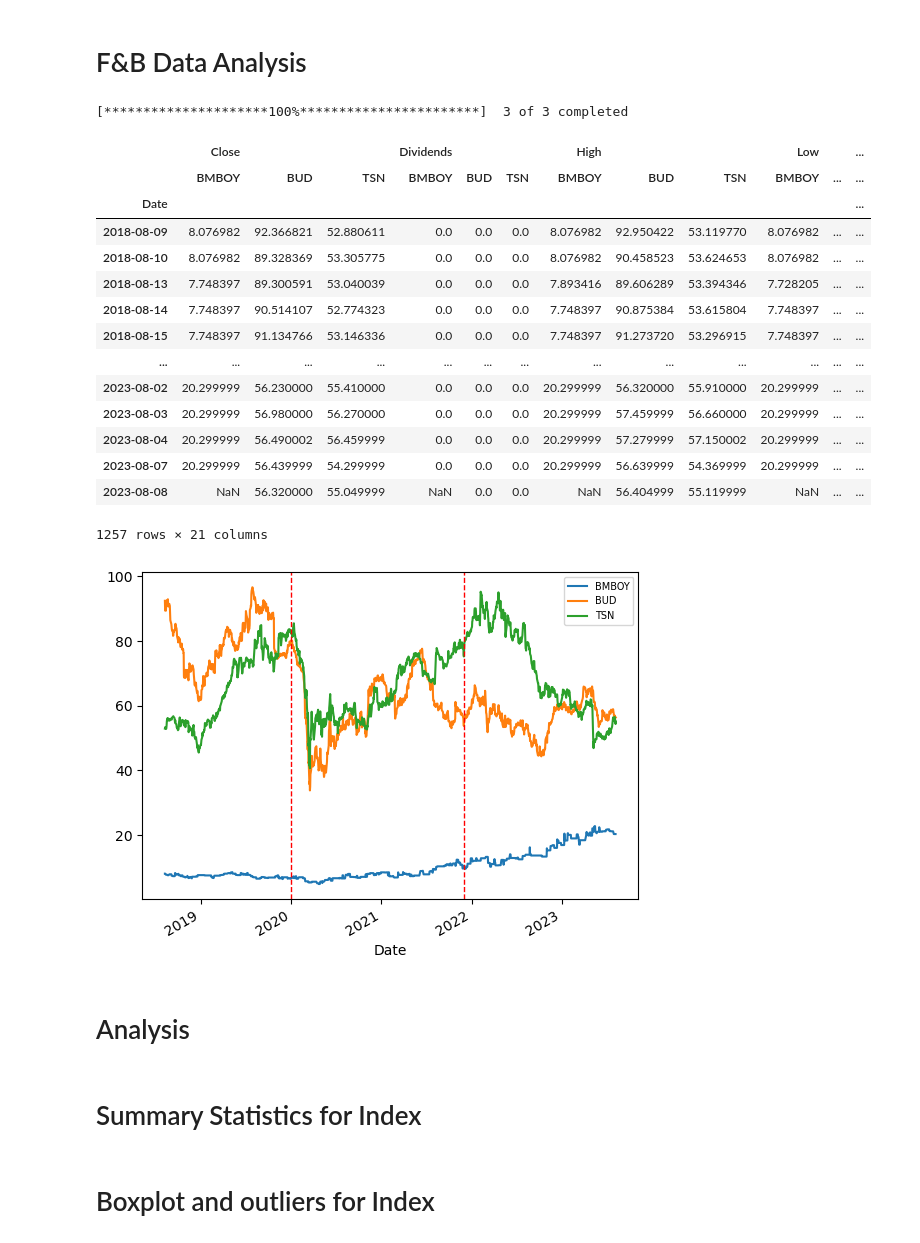
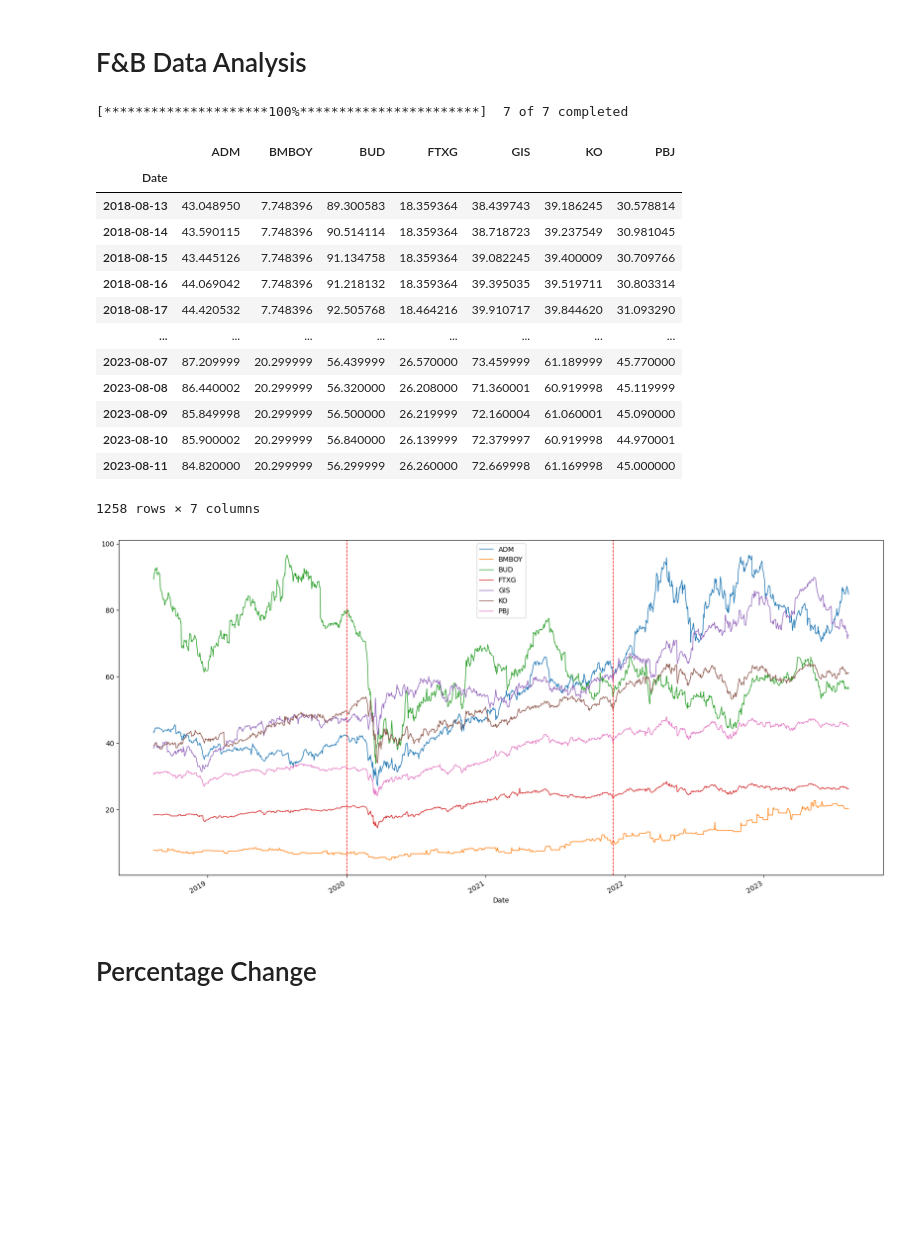
Before and after one commit to desireetrevino/Project1_Team2, a Jupyter notebook: Project1_Team2-F&B.ipynb, the cells around one changed output. Cells and saved outputs as stored; diff of their text form; code cells hidden in the pictures; blank space fills up the shorter version.

```diff
--- a/Project1_Team2-F&B.ipynb
+++ b/Project1_Team2-F&B.ipynb
@@ -11,47 +11,52 @@ import datetime
 import yfinance as yf
 # %%
 # Get stocks from library
-fbstocks = yf.Tickers("tsn bmboy bud")
+fbstocks = yf.Tickers("bmboy bud ko gis adm ftxg pbj")
 period = "5y"
-fbstocks_hist = fbstocks.history(period=period)
+fbstocks_hist = fbstocks.history(period=period)["Close"]
 # Could also use: fbstocks_hist = fbstocks.history(start="2018-08-07", end="2023-08-07")
 fbstocks_hist
-
-# why not do this instead of the other way? we could plot by columns anyway...
 # %% [output]
-[*********************100%***********************]  3 of 3 completed
+[*********************100%***********************]  7 of 7 completed
-|  | Close |  |  | Dividends |  |  | High |  |  | Low |  | ... |
-|  | BMBOY | BUD | TSN | BMBOY | BUD | TSN | BMBOY | BUD | TSN | BMBOY | ... | ... |
-| Date |  |  |  |  |  |  |  |  |  |  |  | ... |
-| 2018-08-09 | 8.076982 | 92.366821 | 52.880611 | 0.0 | 0.0 | 0.0 | 8.076982 | 92.950422 | 53.119770 | 8.076982 | ... | ... |
-| 2018-08-10 | 8.076982 | 89.328369 | 53.305775 | 0.0 | 0.0 | 0.0 | 8.076982 | 90.458523 | 53.624653 | 8.076982 | ... | ... |
-| 2018-08-13 | 7.748397 | 89.300591 | 53.040039 | 0.0 | 0.0 | 0.0 | 7.893416 | 89.606289 | 53.394346 | 7.728205 | ... | ... |
-| 2018-08-14 | 7.748397 | 90.514107 | 52.774323 | 0.0 | 0.0 | 0.0 | 7.748397 | 90.875384 | 53.615804 | 7.748397 | ... | ... |
-| 2018-08-15 | 7.748397 | 91.134766 | 53.146336 | 0.0 | 0.0 | 0.0 | 7.748397 | 91.273720 | 53.296915 | 7.748397 | ... | ... |
-| ... | ... | ... | ... | ... | ... | ... | ... | ... | ... | ... | ... | ... |
-| 2023-08-02 | 20.299999 | 56.230000 | 55.410000 | 0.0 | 0.0 | 0.0 | 20.299999 | 56.320000 | 55.910000 | 20.299999 | ... | ... |
-| 2023-08-03 | 20.299999 | 56.980000 | 56.270000 | 0.0 | 0.0 | 0.0 | 20.299999 | 57.459999 | 56.660000 | 20.299999 | ... | ... |
-| 2023-08-04 | 20.299999 | 56.490002 | 56.459999 | 0.0 | 0.0 | 0.0 | 20.299999 | 57.279999 | 57.150002 | 20.299999 | ... | ... |
-| 2023-08-07 | 20.299999 | 56.439999 | 54.299999 | 0.0 | 0.0 | 0.0 | 20.299999 | 56.639999 | 54.369999 | 20.299999 | ... | ... |
-| 2023-08-08 | NaN | 56.320000 | 55.049999 | NaN | 0.0 | 0.0 | NaN | 56.404999 | 55.119999 | NaN | ... | ... |
+|  | ADM | BMBOY | BUD | FTXG | GIS | KO | PBJ |
+| Date |  |  |  |  |  |  |  |
+| 2018-08-13 | 43.048950 | 7.748396 | 89.300583 | 18.359364 | 38.439743 | 39.186245 | 30.578814 |
+| 2018-08-14 | 43.590115 | 7.748396 | 90.514114 | 18.359364 | 38.718723 | 39.237549 | 30.981045 |
+| 2018-08-15 | 43.445126 | 7.748396 | 91.134758 | 18.359364 | 39.082245 | 39.400009 | 30.709766 |
+| 2018-08-16 | 44.069042 | 7.748396 | 91.218132 | 18.359364 | 39.395035 | 39.519711 | 30.803314 |
+| 2018-08-17 | 44.420532 | 7.748396 | 92.505768 | 18.464216 | 39.910717 | 39.844620 | 31.093290 |
+| ... | ... | ... | ... | ... | ... | ... | ... |
+| 2023-08-07 | 87.209999 | 20.299999 | 56.439999 | 26.570000 | 73.459999 | 61.189999 | 45.770000 |
+| 2023-08-08 | 86.440002 | 20.299999 | 56.320000 | 26.208000 | 71.360001 | 60.919998 | 45.119999 |
+| 2023-08-09 | 85.849998 | 20.299999 | 56.500000 | 26.219999 | 72.160004 | 61.060001 | 45.090000 |
+| 2023-08-10 | 85.900002 | 20.299999 | 56.840000 | 26.139999 | 72.379997 | 60.919998 | 44.970001 |
+| 2023-08-11 | 84.820000 | 20.299999 | 56.299999 | 26.260000 | 72.669998 | 61.169998 | 45.000000 |
-1257 rows × 21 columns
+1258 rows × 7 columns
 # %%
 # Date vs Stock Value for each Stock:
-bmboy = fbstocks_hist["Close"]["BMBOY"]
-bud = fbstocks_hist["Close"]["BUD"]
-tsn = fbstocks_hist["Close"]["TSN"]
-bmboy.plot()
-bud.plot()
-tsn.plot()
-plt.legend(fontsize=7)
+adm = fbstocks_hist["ADM"]
+bmboy = fbstocks_hist["BMBOY"]
+bud = fbstocks_hist["BUD"]
+ftxg = fbstocks_hist["FTXG"]
+gis = fbstocks_hist["GIS"]
+ko = fbstocks_hist["KO"]
+pbj = fbstocks_hist["PBJ"]
+
+plt.figure(figsize=(20, 10))
+adm.plot(linewidth=1)
+bmboy.plot(linewidth=1)
+bud.plot(linewidth=1)
+ftxg.plot(linewidth=1)
+gis.plot(linewidth=1)
+ko.plot(linewidth=1)
+pbj.plot(linewidth=1)
+
+
+plt.legend(fontsize=10)
 plt.axvline(datetime.datetime(2020, 1, 1), color='red', linewidth=1, linestyle='--')
 plt.axvline(datetime.datetime(2021, 12, 1), color='red', linewidth=1, linestyle='--')
 plt.show()
 # %% [output]
-[figure, old version]
+[figure, new version]
 # %% [markdown]
-# Analysis
+# Percentage Change
-# %% [markdown]
-# Summary Statistics for Index
-# %% [markdown]
-# Boxplot and outliers for Index
```
Also changed, not shown: parts of 3 cells of this notebook.
